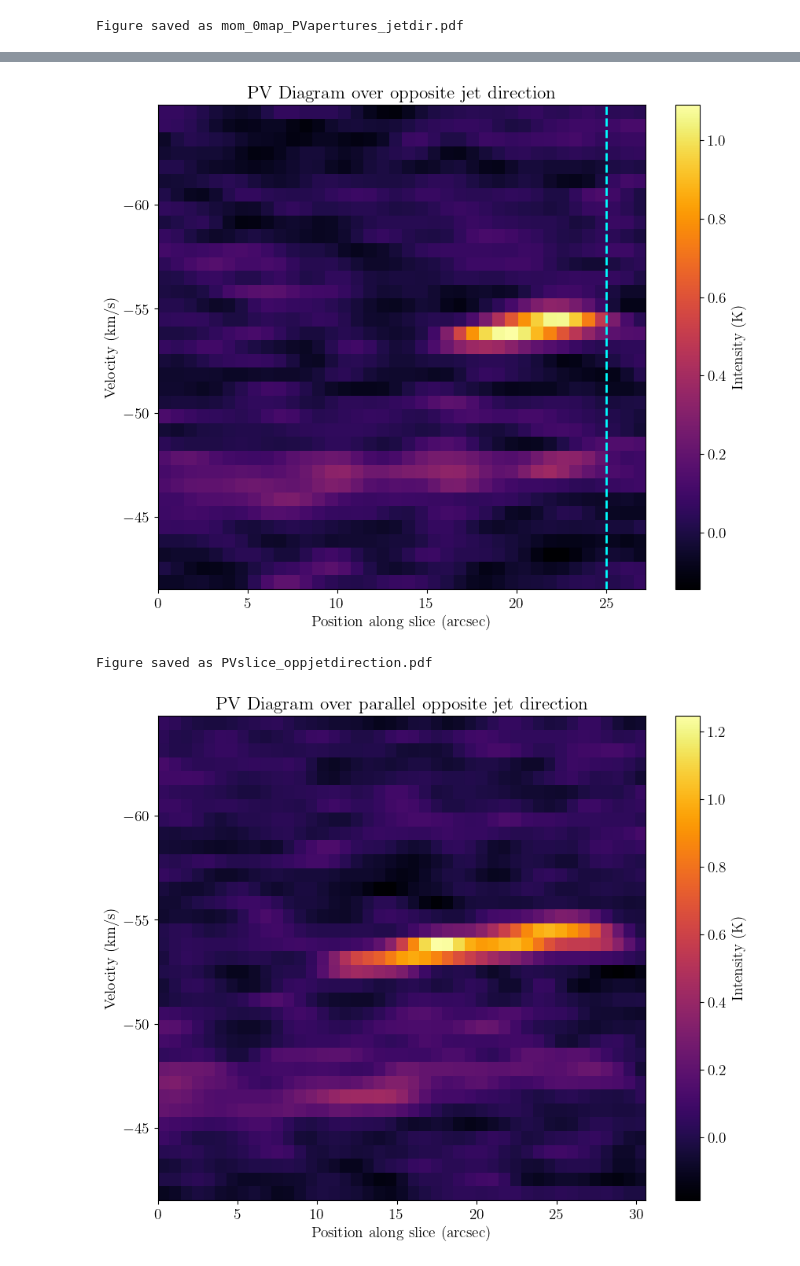
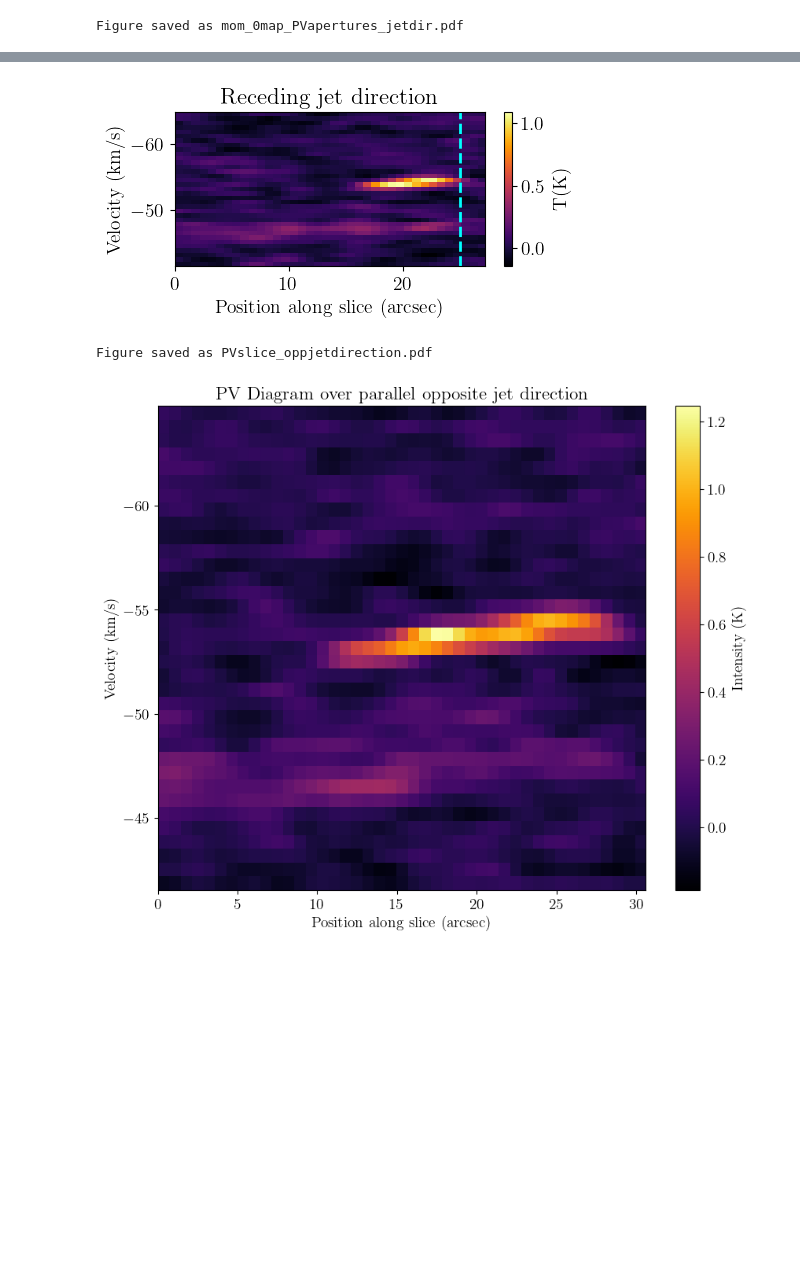
Before and after one commit to paubosch1712/toolsforjetstudies, a Jupyter notebook: PVdiagramsjetdirection.ipynb, the cells around one changed output, grey strips where cells are left out. Saved outputs shown, nothing was run; the diff lists cells and outputs as text; code cells hidden in the pictures; blank space fills up the shorter version.

```diff
--- a/PVdiagramsjetdirection.ipynb
+++ b/PVdiagramsjetdirection.ipynb
@@ -619,38 +620,38 @@ n_spatial_pixels = pv_data.shape[1]
 spatial_axis = np.linspace(0, spatial_extent_arcsec, n_spatial_pixels)
 
 # Plot the PV diagram with physical units
-fig3=plt.figure(figsize=(10, 8))
+fig3=plt.figure(figsize=(5, 2))
 plt.imshow(
     pv_data,
     origin="lower",
     aspect="auto",
     cmap="inferno",
     extent=[
         spatial_axis[0], spatial_axis[-1],  # Spatial axis range (arcsec or deg)
         velocity_axis[0], velocity_axis[-1],  # Velocity axis range (km/s)
     ],
 )
 plt.xlabel("Position along slice (arcsec)")
 plt.ylabel("Velocity (km/s)")
-plt.title("PV Diagram over opposite jet direction")
-plt.colorbar(label="Intensity (K)")
+plt.title("Receding jet direction")
+plt.colorbar(label="T(K)")
 plt.axvline(x=25, color='cyan', linestyle='--', linewidth=2)  # Vertical line at x = 2
 plt.show()
 
 output_filename = "PVslice_oppjetdirection.pdf"
 fig3.savefig(
     output_filename,
     dpi=300,
     format="pdf",
     bbox_inches="tight",
     pad_inches=0.1,
     metadata={"Creator": "Matplotlib"},
 )
 
 
 print(f"Figure saved as {output_filename}")
 # %% [output]
-[figure, old version]
+[figure, new version]
 Figure saved as PVslice_oppjetdirection.pdf
 # %%
 from spectral_cube import SpectralCube
```
Also changed, not shown: parts of 3 cells of this notebook, 1 other file.
